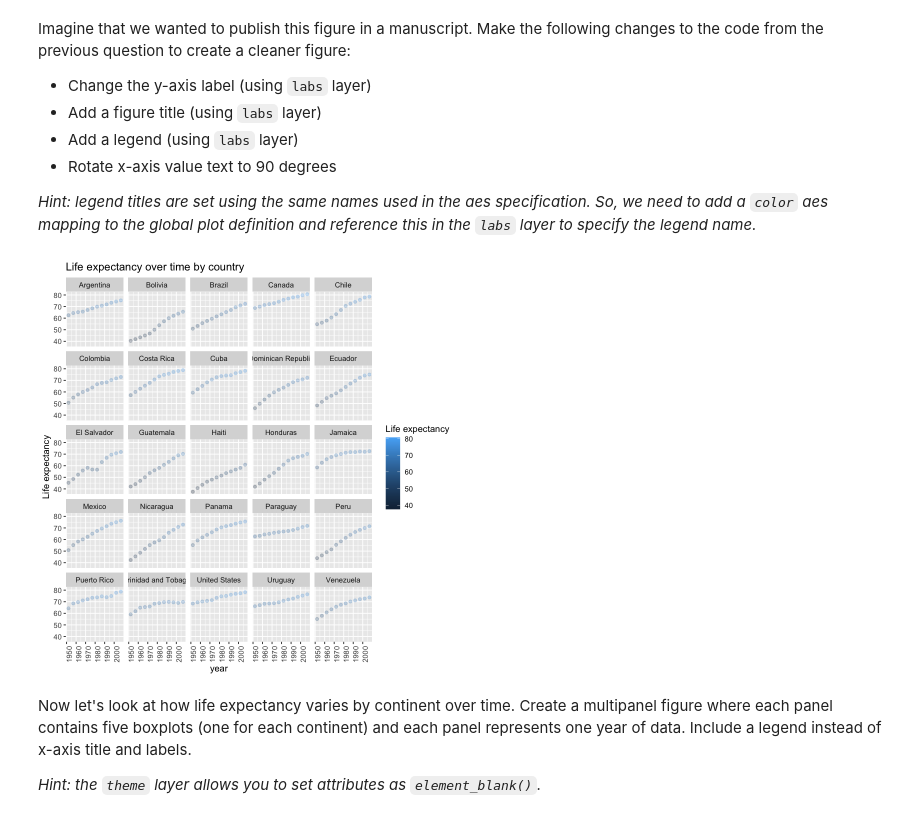
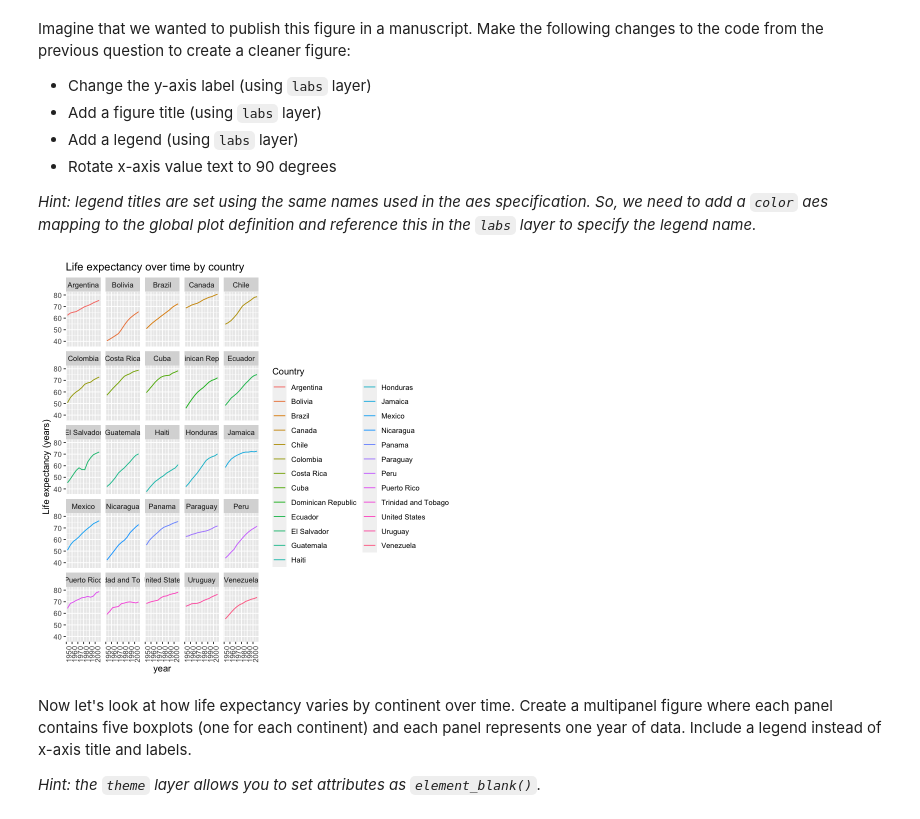
Before and after one commit to hyab-git/yabuk_DSPN_S25, a Jupyter notebook: visualization-through-human-eyes.ipynb, the cells around one changed output. Drawn from its saved outputs; the diff is of its cells as text; code cells hidden in the pictures.

```diff
--- a/visualization-through-human-eyes.ipynb
+++ b/visualization-through-human-eyes.ipynb
@@ -54,16 +58,16 @@ Imagine that we wanted to publish this figure in a manuscript. Make the followin
 # %%
 # INSERT CODE HERE
 
 americas %>%
-  ggplot(aes(x = year, y = lifeExp, color = lifeExp)) +
-  geom_point(alpha = 0.25) +
+  ggplot(aes(x = year, y = lifeExp, color = country)) +
   facet_wrap(~ country) +
+    geom_line() +
   theme(axis.text.x = element_text(angle = 90)) +
   labs (title = "Life expectancy over time by country",
-        y = "Life expectancy",
-        color = "Life expectancy")
+        y = "Life expectancy (years)",
+        color = "Country")
 # %% [output]
-[figure, old version]
+[figure, new version]
 # %% [markdown]
 Now let's look at how life expectancy varies by continent over time. Create a multipanel figure where each panel contains five boxplots (one for each continent) and each panel represents one year of data. Include a legend instead of x-axis title and labels.
 
```
Also changed, not shown: parts of 5 cells of this notebook.
